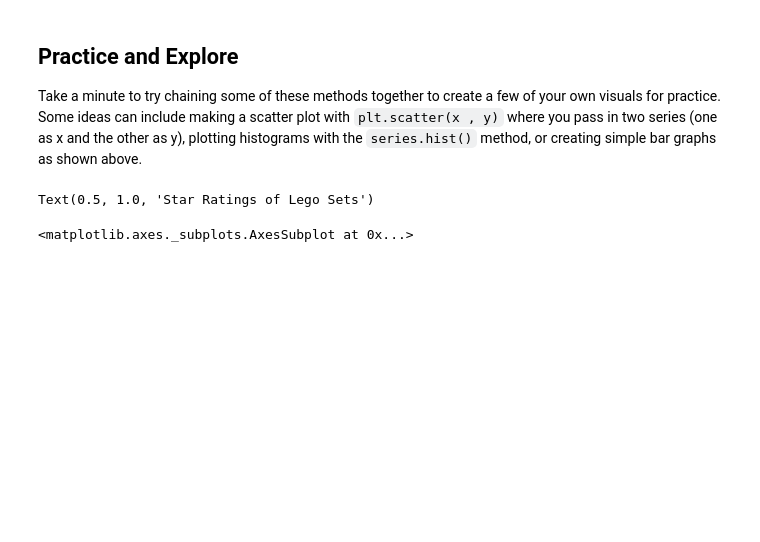
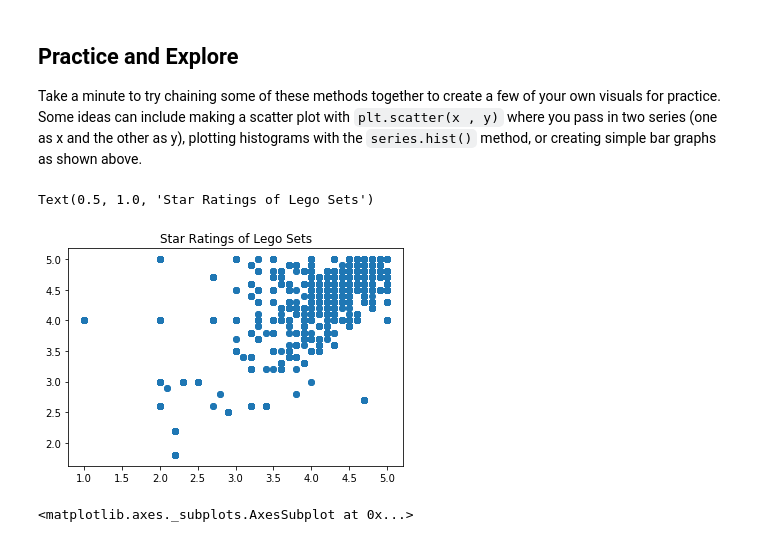
Before and after one commit to hparker5/dsc-first-codealong-nyc-ds-071519, a Jupyter notebook: index.ipynb, the cells around one changed output. Cells and saved outputs as stored; diff of their text form; code cells hidden in the pictures; blank space fills up the shorter version.

```diff
--- a/index.ipynb
+++ b/index.ipynb
@@ -341,8 +341,10 @@ Take a minute to try chaining some of these methods together to create a few of
 # %%
 plt.scatter(df.play_star_rating, df.star_rating)
 plt.title('Star Ratings of Lego Sets')
+plt.xlabel
 # %% [output]
 Text(0.5, 1.0, 'Star Ratings of Lego Sets')
+[figure, added]
 # %%
 df.play_star_rating.hist()
 # %% [output]
```
